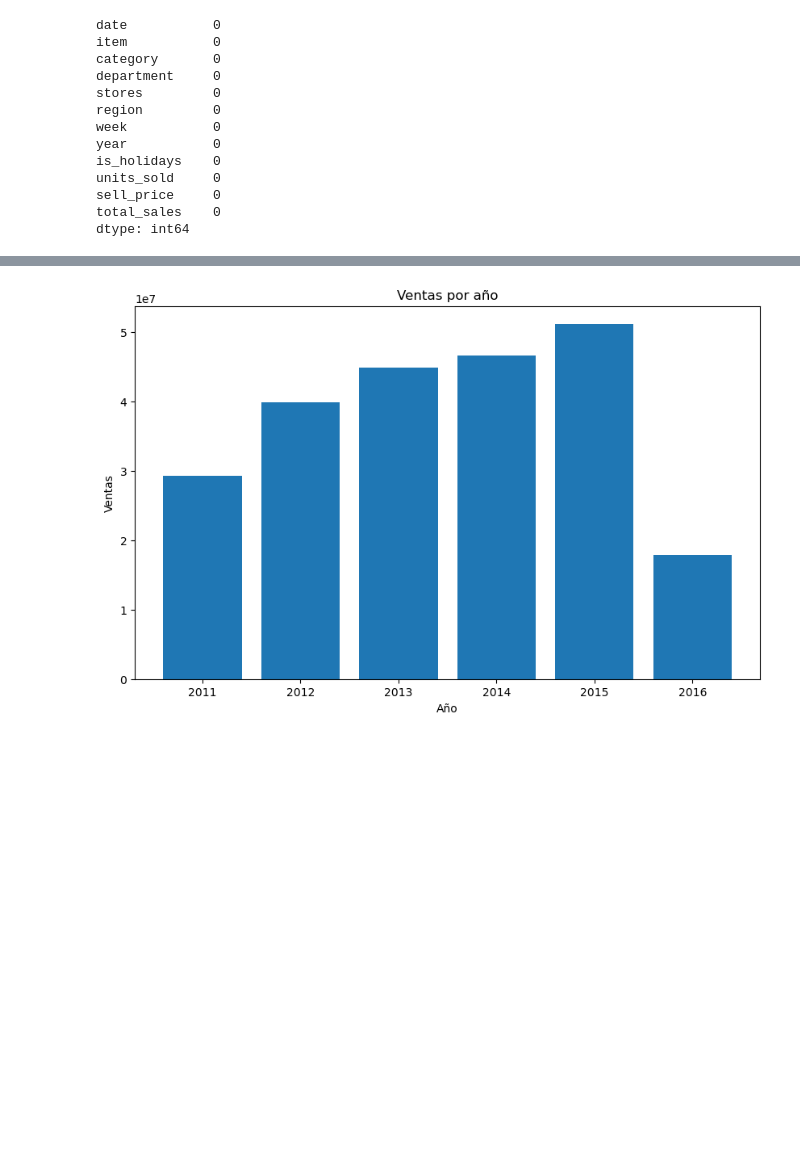
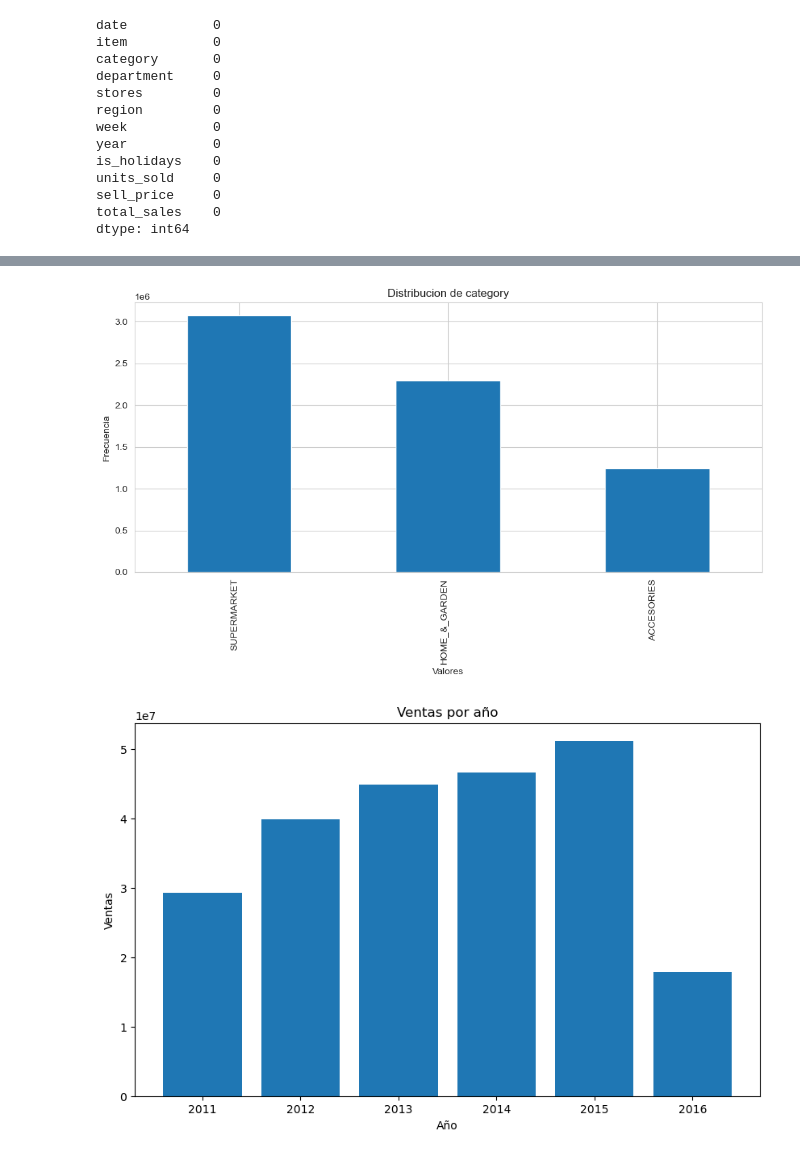
Before and after one commit to alitermat/capstone_retail_TFM, a Jupyter notebook: notebooks/EDA_general_aura.ipynb, the cells around one changed output, grey strips where cells are left out. Saved outputs shown, nothing was run; the diff lists cells and outputs as text; code cells hidden in the pictures; blank space fills up the shorter version.

```diff
--- a/notebooks/EDA_general_aura.ipynb
+++ b/notebooks/EDA_general_aura.ipynb
@@ -67,3 +104,7 @@ dtype: int64
+# %%
+crear_grafico_de_barras(df,'category')
+# %% [output]
+[figure, added]
 # %%
 year_sales= df.groupby('year')['total_sales'].sum()
 plt.figure(figsize=(10,6))
```
Also changed, not shown: parts of 5 cells of this notebook, 1 other file.
